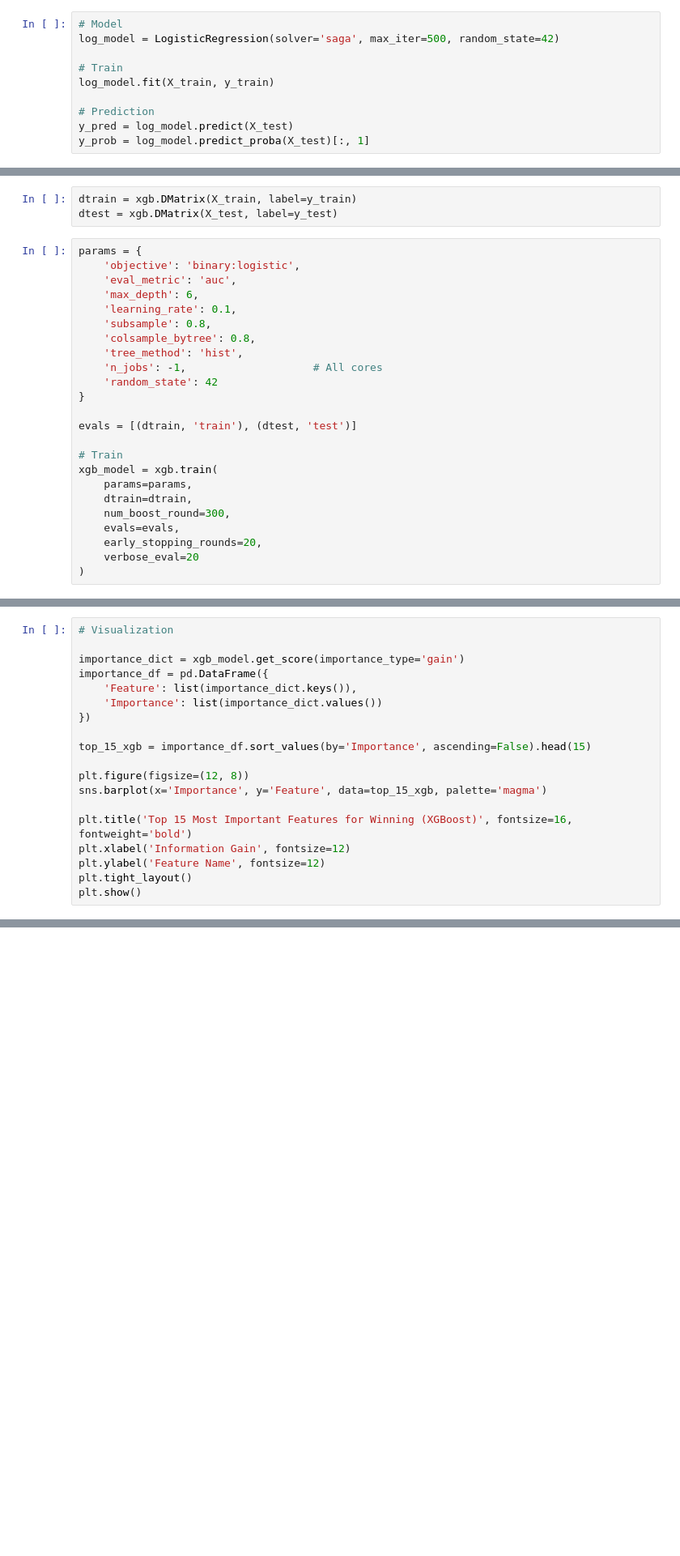
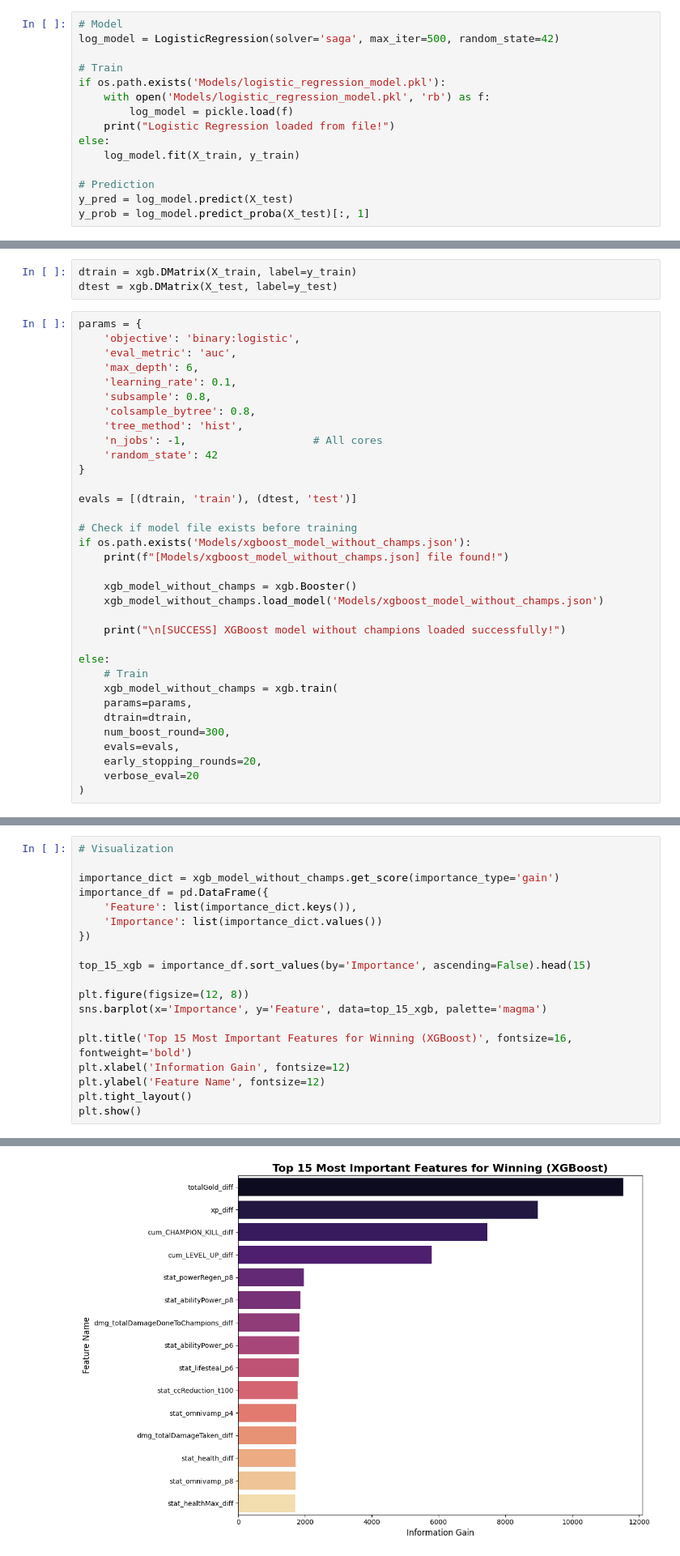
Before and after one commit to BalazsBognar/League-of-Legends-Esport-Analytics-2026, a Jupyter notebook: Win probability.ipynb, the cells around one changed output, grey strips where cells are left out. Shown at 81% size. Drawn from its saved outputs; the diff is of its cells as text; blank space fills up the shorter version.

Commit message:
Saved models to files

```diff
--- a/Win probability.ipynb
+++ b/Win probability.ipynb
@@ -77,7 +89,12 @@ print(f"Test: {X_test.shape[0]:,} lines ({len(test_matches)} matches)")
 log_model = LogisticRegression(solver='saga', max_iter=500, random_state=42)
 
 # Train
-log_model.fit(X_train, y_train)
+if os.path.exists('Models/logistic_regression_model.pkl'):
+    with open('Models/logistic_regression_model.pkl', 'rb') as f:
+        log_model = pickle.load(f)
+    print("Logistic Regression loaded from file!")
+else:
+    log_model.fit(X_train, y_train)
 
 # Prediction
 y_pred = log_model.predict(X_test)
@@ -151,8 +198,18 @@ params = {
 
 evals = [(dtrain, 'train'), (dtest, 'test')]
 
-# Train
-xgb_model = xgb.train(
+# Check if model file exists before training
+if os.path.exists('Models/xgboost_model_without_champs.json'):
+    print(f"[Models/xgboost_model_without_champs.json] file found!")
+
+    xgb_model_without_champs = xgb.Booster()
+    xgb_model_without_champs.load_model('Models/xgboost_model_without_champs.json')
+
+    print("\n[SUCCESS] XGBoost model without champions loaded successfully!")
+
+else:
+    # Train
+    xgb_model_without_champs = xgb.train(
     params=params,
     dtrain=dtrain,
     num_boost_round=300,
@@ -180,7 +255,7 @@ print(classification_report(y_test, y_pred_xgb))
 # %%
 # Visualization
 
-importance_dict = xgb_model.get_score(importance_type='gain')
+importance_dict = xgb_model_without_champs.get_score(importance_type='gain')
 importance_df = pd.DataFrame({
     'Feature': list(importance_dict.keys()),
     'Importance': list(importance_dict.values())
@@ -196,3 +271,4 @@ plt.xlabel('Information Gain', fontsize=12)
 plt.ylabel('Feature Name', fontsize=12)
 plt.tight_layout()
 plt.show()
+# %% [output]
@@ -199,3 +278,4 @@ plt.show()
+[figure, added]
 # %% [markdown]
 ## With champion data
 # %%
```
Also changed, not shown: parts of 35 cells of this notebook, 20 other files.
